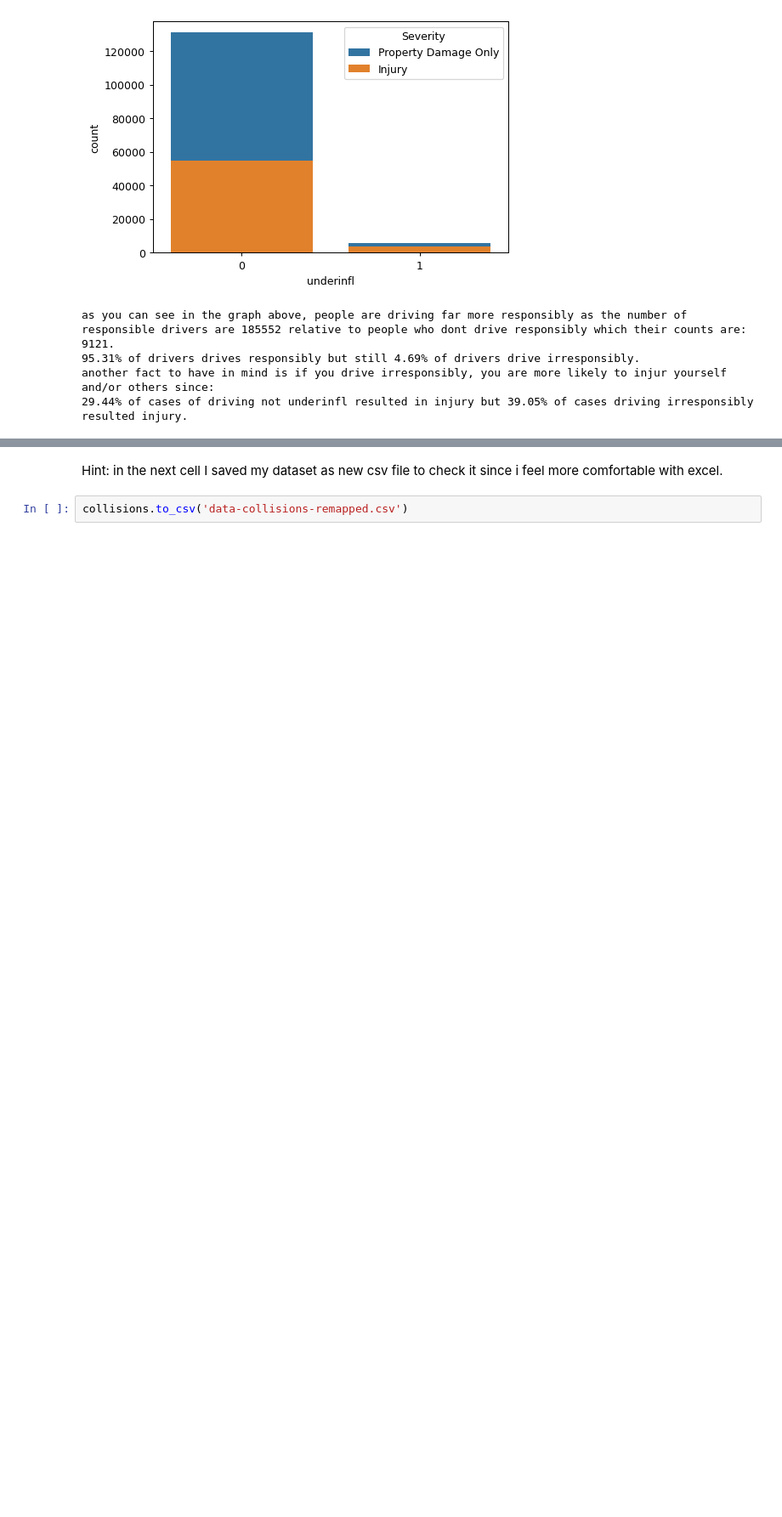
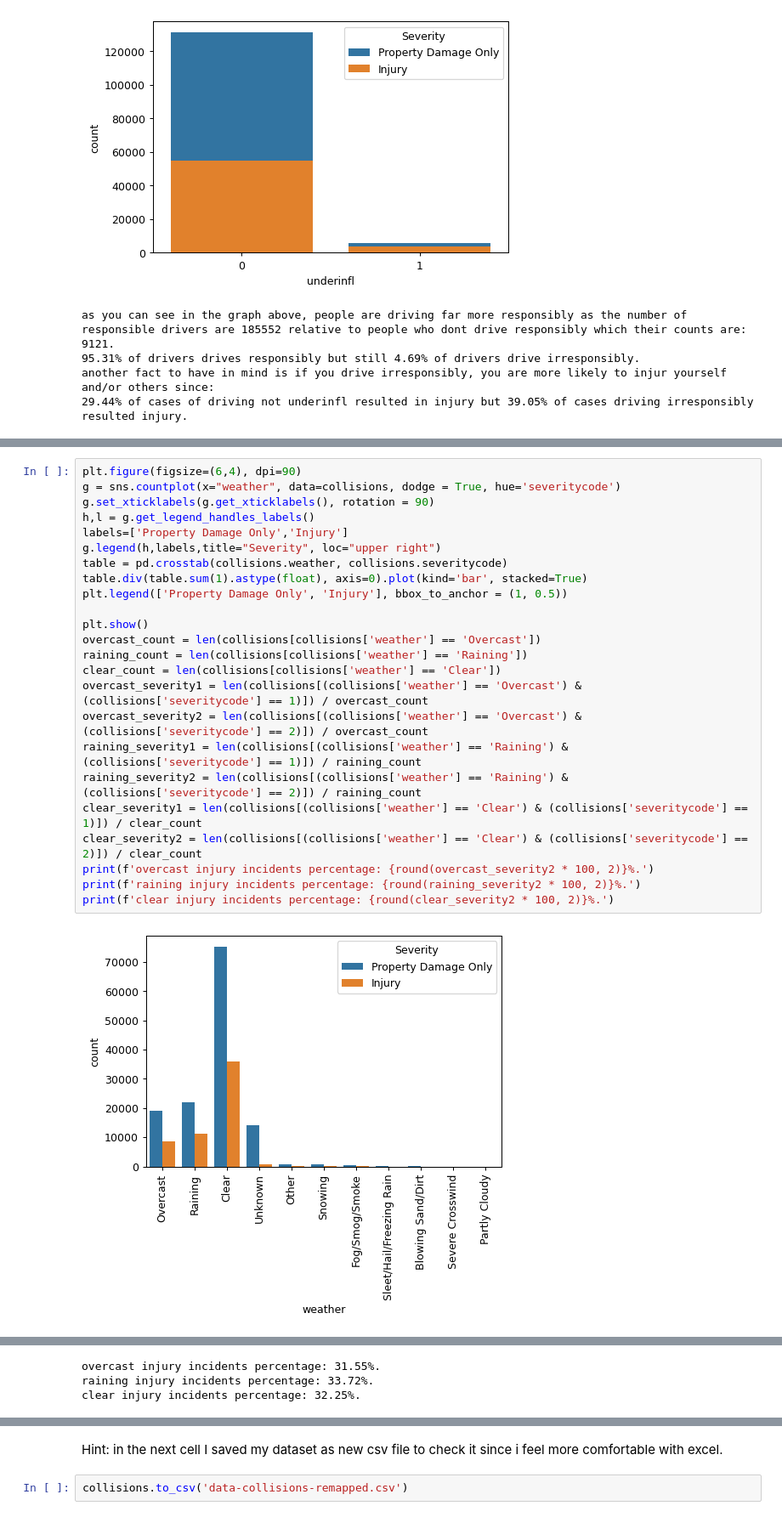
Before and after one commit to RaminFerdos/Coursera_Capstone, a Jupyter notebook: Coursera-Capstone-Collision Dataset.ipynb, the cells around one changed output, grey strips where cells are left out. Shown at 85% size. Drawn from its saved outputs; the diff is of its cells as text; blank space fills up the shorter version.

```diff
--- a/Coursera-Capstone-Collision Dataset.ipynb
+++ b/Coursera-Capstone-Collision Dataset.ipynb
@@ -253,0 +299,26 @@ another fact to have in mind is if you drive irresponsibly, you are more likely
+# %%
+plt.figure(figsize=(6,4), dpi=90)
+g = sns.countplot(x="weather", data=collisions, dodge = True, hue='severitycode')
+g.set_xticklabels(g.get_xticklabels(), rotation = 90)
+h,l = g.get_legend_handles_labels()
+labels=['Property Damage Only','Injury']
+g.legend(h,labels,title="Severity", loc="upper right")
+table = pd.crosstab(collisions.weather, collisions.severitycode)
+table.div(table.sum(1).astype(float), axis=0).plot(kind='bar', stacked=True)
+plt.legend(['Property Damage Only', 'Injury'], bbox_to_anchor = (1, 0.5))
+
+plt.show()
+overcast_count = len(collisions[collisions['weather'] == 'Overcast'])
+raining_count = len(collisions[collisions['weather'] == 'Raining'])
+clear_count = len(collisions[collisions['weather'] == 'Clear'])
+overcast_severity1 = len(collisions[(collisions['weather'] == 'Overcast') & (collisions['severitycode'] == 1)]) / overcast_count
+overcast_severity2 = len(collisions[(collisions['weather'] == 'Overcast') & (collisions['severitycode'] == 2)]) / overcast_count
+raining_severity1 = len(collisions[(collisions['weather'] == 'Raining') & (collisions['severitycode'] == 1)]) / raining_count
+raining_severity2 = len(collisions[(collisions['weather'] == 'Raining') & (collisions['severitycode'] == 2)]) / raining_count
+clear_severity1 = len(collisions[(collisions['weather'] == 'Clear') & (collisions['severitycode'] == 1)]) / clear_count
+clear_severity2 = len(collisions[(collisions['weather'] == 'Clear') & (collisions['severitycode'] == 2)]) / clear_count
+print(f'overcast injury incidents percentage: {round(overcast_severity2 * 100, 2)}%.')
+print(f'raining injury incidents percentage: {round(raining_severity2 * 100, 2)}%.')
+print(f'clear injury incidents percentage: {round(clear_severity2 * 100, 2)}%.')
+# %% [output]
+[figure, added]
@@ -253,0 +326,3 @@ another fact to have in mind is if you drive irresponsibly, you are more likely
+overcast injury incidents percentage: 31.55%.
+raining injury incidents percentage: 33.72%.
+clear injury incidents percentage: 32.25%.
```
Also changed, not shown: parts of 19 cells of this notebook.
